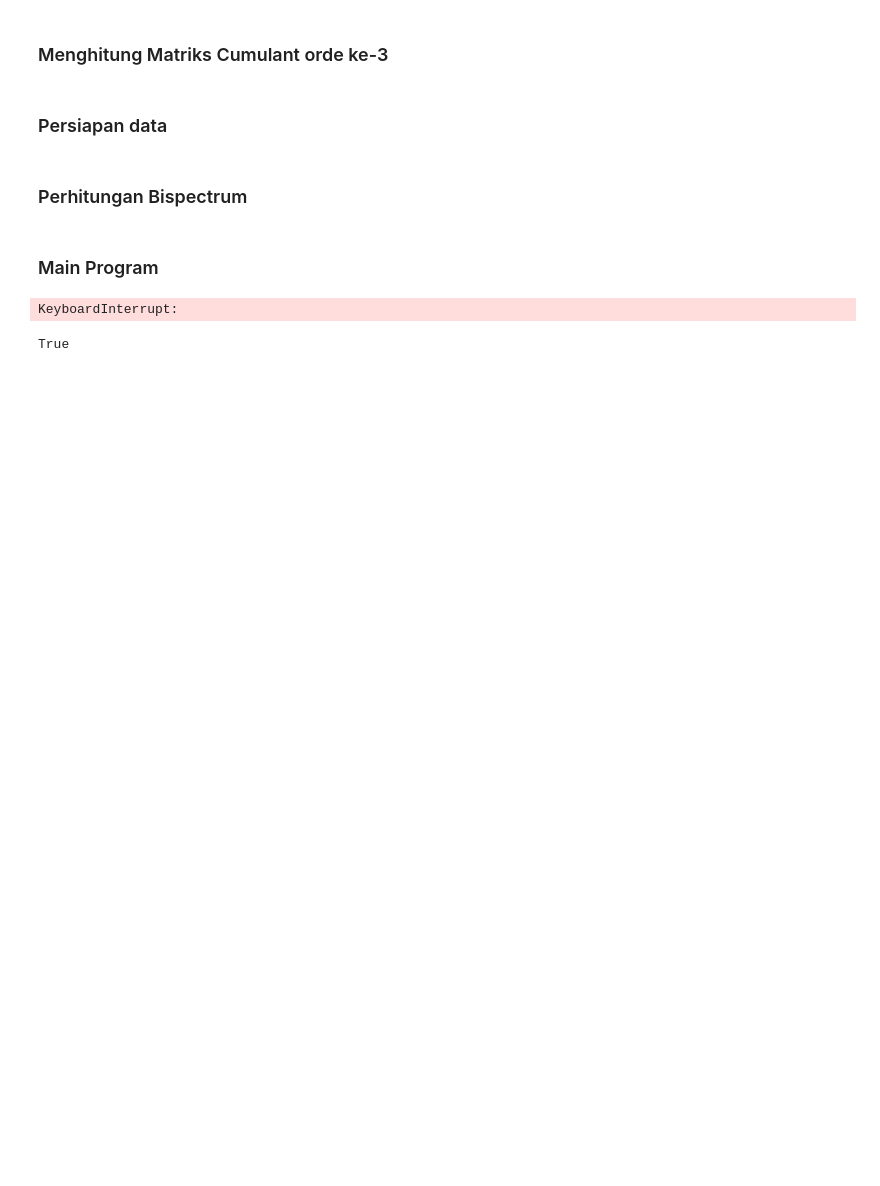
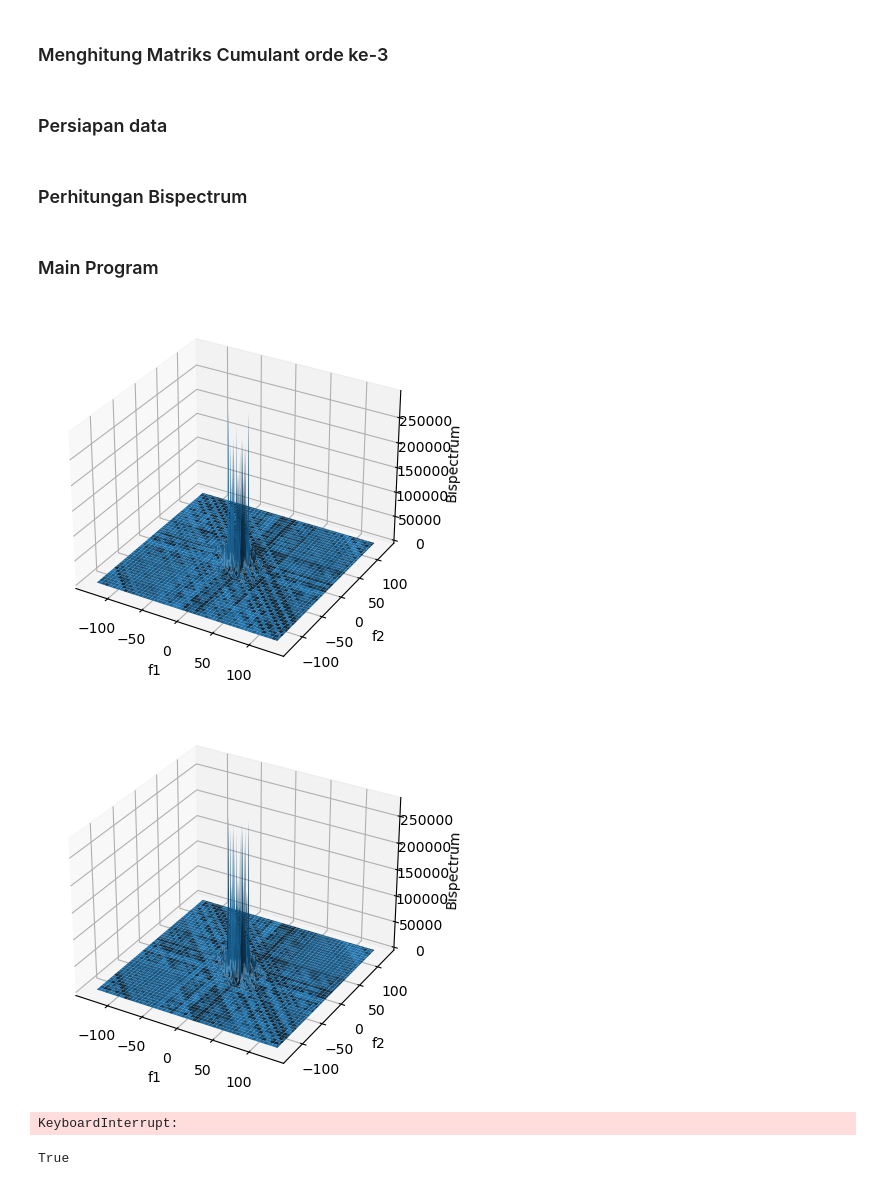
Before and after one commit to Fulkyhariz/EEG-Alcohol-Classification, a Jupyter notebook: notebook/Bispectrum .ipynb, the cells around one changed output. Saved outputs shown, nothing was run; the diff lists cells and outputs as text; code cells hidden in the pictures; blank space fills up the shorter version.

```diff
--- a/notebook/Bispectrum .ipynb
+++ b/notebook/Bispectrum .ipynb
@@ -31,15 +31,15 @@ def calcCumulantOrde3(df_data, t, lag):
     # plt.ylabel('f2')
     # plt.show()
 
-    # # Plot the bispectrum using mesh plots
-    # fig = plt.figure()
-    # ax = fig.add_subplot(111, projection='3d')
-    # X, Y = np.meshgrid(bs.freq, bs.freq)
-    # ax.plot_surface(X, Y, bs.bispec_mag)
-    # ax.set_xlabel('f1')
-    # ax.set_ylabel('f2')
-    # ax.set_zlabel('Bispectrum')
-    # plt.show()
+    # Plot the bispectrum using mesh plots
+    fig = plt.figure()
+    ax = fig.add_subplot(111, projection='3d')
+    X, Y = np.meshgrid(bs.freq, bs.freq)
+    ax.plot_surface(X, Y, bs.bispec_mag)
+    ax.set_xlabel('f1')
+    ax.set_ylabel('f2')
+    ax.set_zlabel('Bispectrum')
+    plt.show()
 
     return bs.bispec_mag
 # %% [markdown]
@@ -87,16 +87,19 @@ def extract_feature(directory, lag):
                     magnitude = calcCumulantOrde3(df_data[channel], t, 256)
                     bispectrum.append(magnitude)
                 bispectrum = np.array(bispectrum)
+                bispectrum = bispectrum[:,:256,:256]
                 np.save(des_path, bispectrum)
                 # pd.DataFrame(RWB.T).to_csv(des_path, index=False)
 # %% [markdown]
 ### Main Program
 # %%
 lags = [256, 128, 64, 32, 16, 8, 4, 2]
-for lag in lags:
+for lag in [256]:
     extract_feature('../SMNI_CMI_TEST_CSV', lag)
     extract_feature('../SMNI_CMI_TRAIN_CSV', lag)
 # %% [output]
+[figure, added]
+[figure, added]
 KeyboardInterrupt:
 # %%
 data = np.loadtxt('../out.csv', delimiter=",", skiprows=1, usecols=range(3,259))
```
Also changed, not shown: 2 other files.
